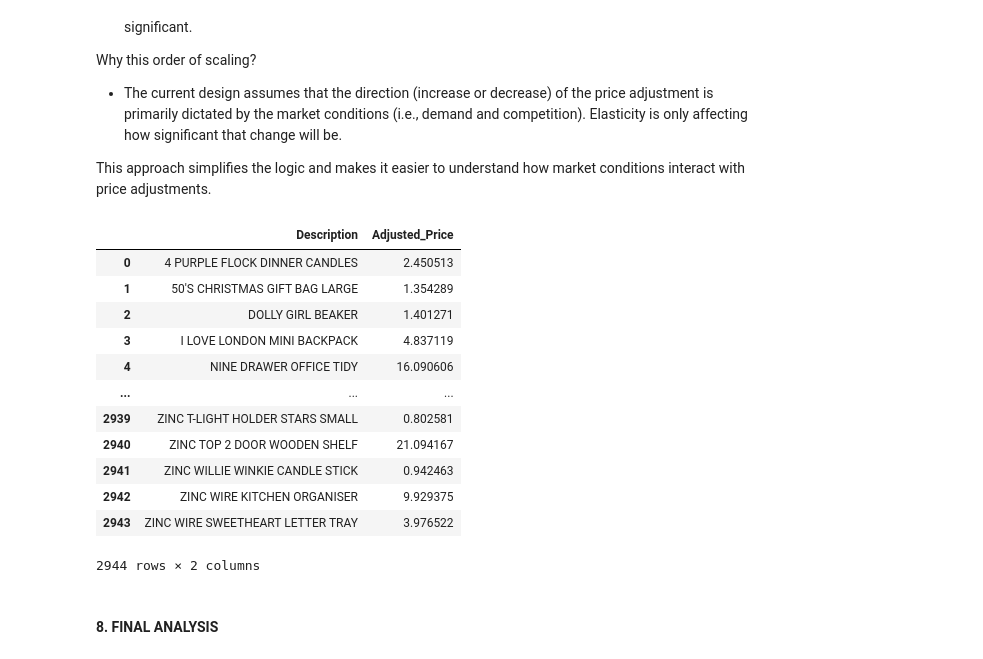
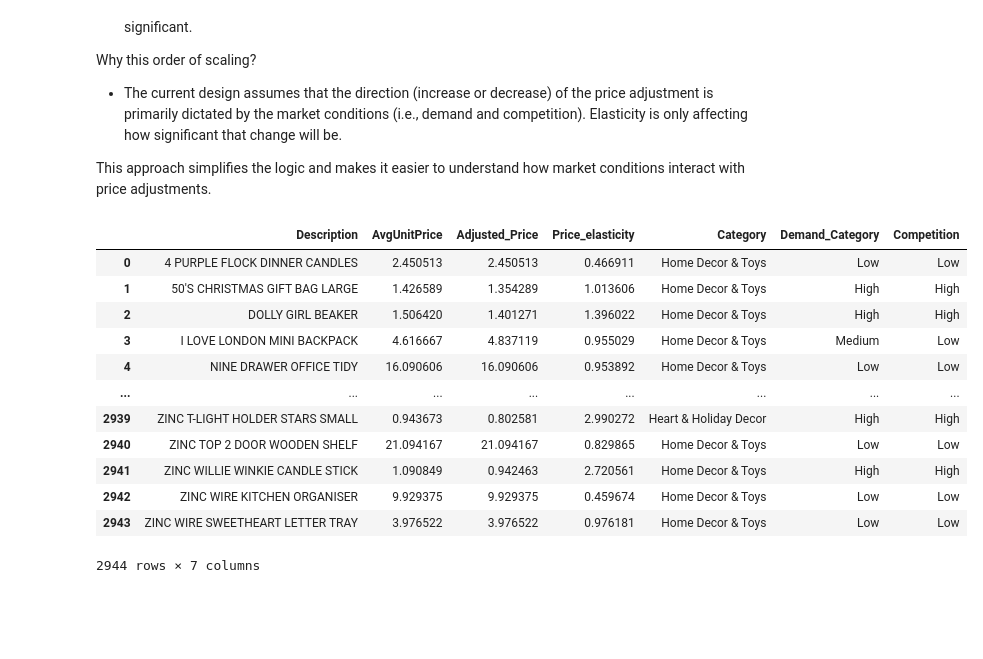
Before and after one commit to abnerthen/DSA3101-E-commerce, a Jupyter notebook: Notebooks/Subgroup_B/Q2/part2_final_v2.ipynb, the cells around one changed output. Drawn from its saved outputs; the diff is of its cells as text; code cells hidden in the pictures; blank space fills up the shorter version.

```diff
--- a/Notebooks/Subgroup_B/Q2/part2_final_v2.ipynb
+++ b/Notebooks/Subgroup_B/Q2/part2_final_v2.ipynb
@@ -143,3 +135,6 @@ cluster_to_category = {
 
 # Map clusters to categories in the DataFrame
 online_retail['Category'] = online_retail['CategoryCluster'].map(cluster_to_category)
+
+online_retail_2 = online_retail[['Description', 'Quantity', 'UnitPrice', 'Category']]
+online_retail_2
@@ -170,5 +179,16 @@ price_elasticity_df = (
     .rename(columns={'Price_elasticity': 'Price_elasticity'})
 )
 
-print(price_elasticity_df)
+# Create a temporary DataFrame with unique Description and Category pairs from online_retail_2
+temp_category_df = online_retail_2[['Description', 'Category']].drop_duplicates()
+
+# Merge the category into a copy of price_elasticity_df for comparison purposes
+price_elasticity_df = price_elasticity_df.merge(
+    temp_category_df,
+    on='Description',
+    how='left'
+)
+
+# Display the merged DataFrame without modifying the original
+price_elasticity_df
 # %% [output]
@@ -388,46 +405,44 @@ def adjust_price(row):
             adjustment_factor = 0  # Maintain price for medium demand and high competition
         elif competition_score == 'Medium':
             adjustment_factor = 0.03  # Slight increase
         else:  # Low competition
             adjustment_factor = 0.05  # Moderate increase for medium demand and low competition
 
     else:  # Low demand
         if competition_score == 'High':
             adjustment_factor = -0.10  # Aggressive decrease for low demand and high competition
         elif competition_score == 'Medium':
             adjustment_factor = -0.05  # Moderate decrease
         else:  # Low competition
             adjustment_factor = 0  # No change for low demand and low competition
 
     # Calculate the adjusted price, with a cap on increases
     adjusted_price = base_price * (1 + adjustment_factor * elasticity)
 
     # Cap the maximum price increase to avoid excessive pricing
     if adjusted_price > base_price * 1.2:  # 20% cap on price increases
         adjusted_price = base_price * 1.2
 
     return adjusted_price
 
 # Apply the price adjustment function to the original DataFrame
 price_elasticity_df['Adjusted_Price'] = price_elasticity_df.apply(adjust_price, axis=1)
 
 # Create a new DataFrame with only Description and Adjusted_Price
-adjusted_price_df = price_elasticity_df[['Description', 'Adjusted_Price']]
+adjusted_price_df = price_elasticity_df[['Description', 'AvgUnitPrice', 'Adjusted_Price', 'Price_elasticity', 'Category', 'Demand_Category', 'Competition']]
 
 adjusted_price_df
 # %% [output]
-|  | Description | Adjusted_Price |
-| 0 | 4 PURPLE FLOCK DINNER CANDLES | 2.450513 |
-| 1 | 50'S CHRISTMAS GIFT BAG LARGE | 1.354289 |
-| 2 | DOLLY GIRL BEAKER | 1.401271 |
-| 3 | I LOVE LONDON MINI BACKPACK | 4.837119 |
-| 4 | NINE DRAWER OFFICE TIDY | 16.090606 |
-| ... | ... | ... |
-| 2939 | ZINC T-LIGHT HOLDER STARS SMALL | 0.802581 |
-| 2940 | ZINC TOP 2 DOOR WOODEN SHELF | 21.094167 |
-| 2941 | ZINC WILLIE WINKIE CANDLE STICK | 0.942463 |
-| 2942 | ZINC WIRE KITCHEN ORGANISER | 9.929375 |
-| 2943 | ZINC WIRE SWEETHEART LETTER TRAY | 3.976522 |
+|  | Description | AvgUnitPrice | Adjusted_Price | Price_elasticity | Category | Demand_Category | Competition |
+| 0 | 4 PURPLE FLOCK DINNER CANDLES | 2.450513 | 2.450513 | 0.466911 | Home Decor & Toys | Low | Low |
+| 1 | 50'S CHRISTMAS GIFT BAG LARGE | 1.426589 | 1.354289 | 1.013606 | Home Decor & Toys | High | High |
+| 2 | DOLLY GIRL BEAKER | 1.506420 | 1.401271 | 1.396022 | Home Decor & Toys | High | High |
+| 3 | I LOVE LONDON MINI BACKPACK | 4.616667 | 4.837119 | 0.955029 | Home Decor & Toys | Medium | Low |
+| 4 | NINE DRAWER OFFICE TIDY | 16.090606 | 16.090606 | 0.953892 | Home Decor & Toys | Low | Low |
+| ... | ... | ... | ... | ... | ... | ... | ... |
+| 2939 | ZINC T-LIGHT HOLDER STARS SMALL | 0.943673 | 0.802581 | 2.990272 | Heart & Holiday Decor | High | High |
+| 2940 | ZINC TOP 2 DOOR WOODEN SHELF | 21.094167 | 21.094167 | 0.829865 | Home Decor & Toys | Low | Low |
+| 2941 | ZINC WILLIE WINKIE CANDLE STICK | 1.090849 | 0.942463 | 2.720561 | Home Decor & Toys | High | High |
+| 2942 | ZINC WIRE KITCHEN ORGANISER | 9.929375 | 9.929375 | 0.459674 | Home Decor & Toys | Low | Low |
+| 2943 | ZINC WIRE SWEETHEART LETTER TRAY | 3.976522 | 3.976522 | 0.976181 | Home Decor & Toys | Low | Low |
-2944 rows × 2 columns
+2944 rows × 7 columns
-# %% [markdown]
-#### 8. FINAL ANALYSIS
```
Also changed, not shown: parts of 13 cells of this notebook.
